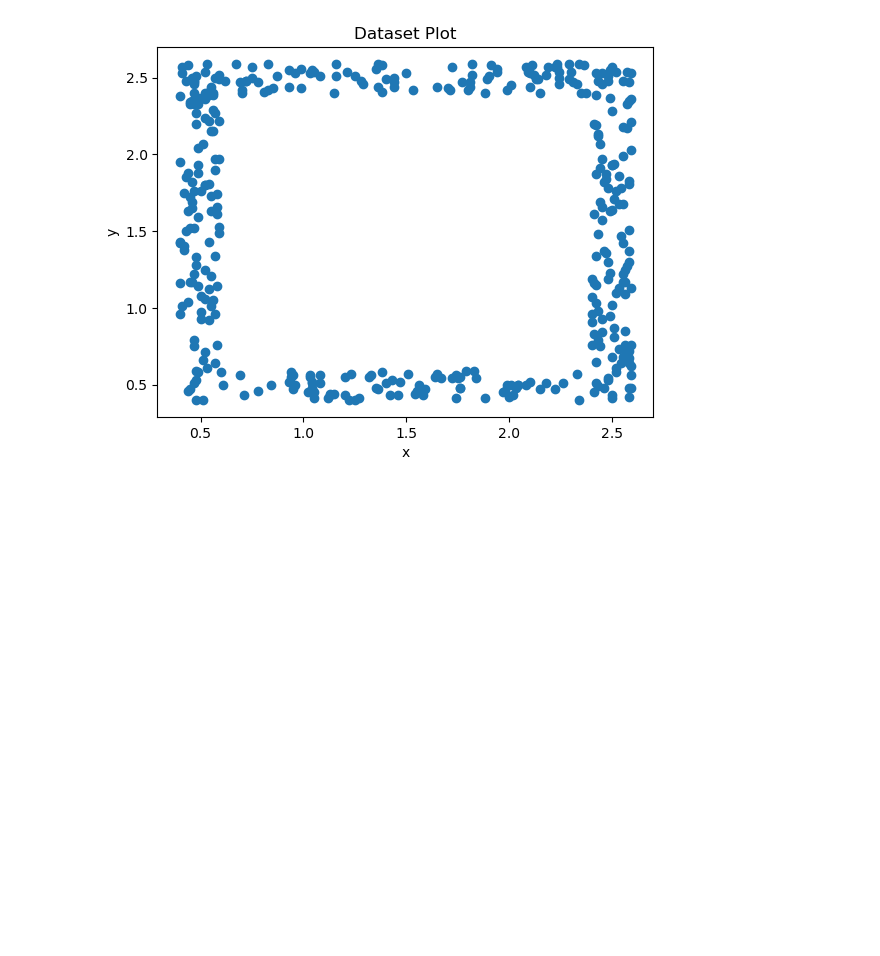
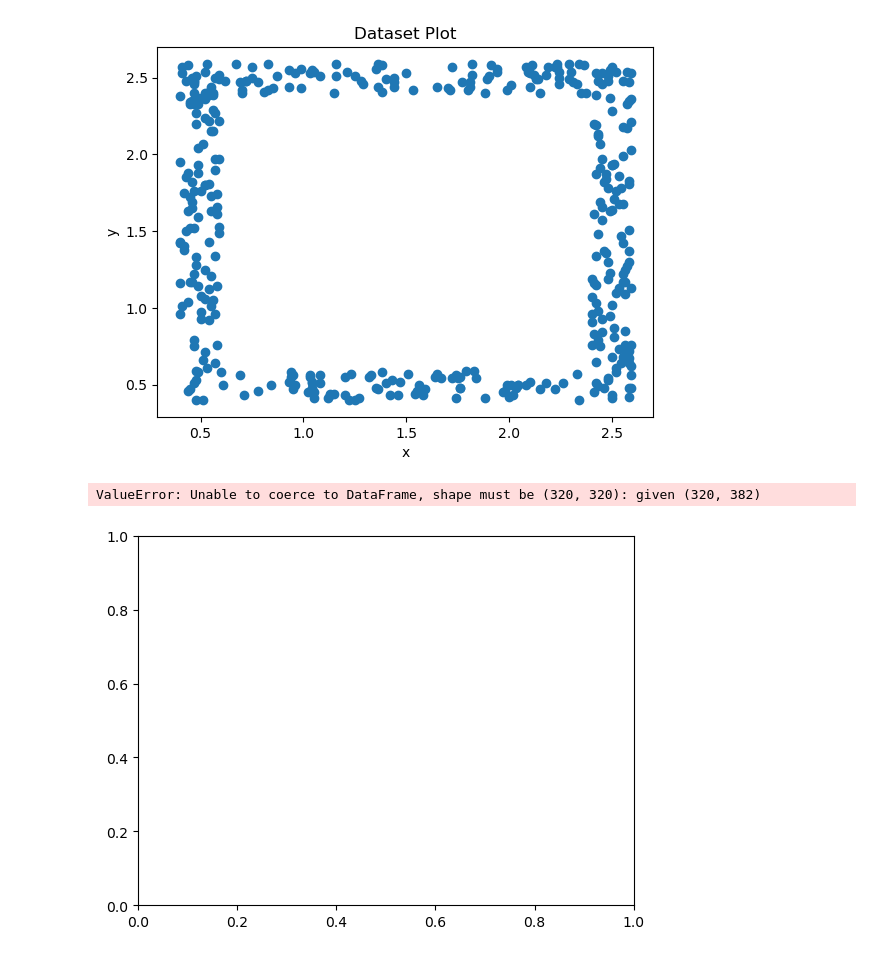
Before and after one commit to tsyasenpoor/KernelPCA, a Jupyter notebook: Kpca-on-square data.ipynb, the cells around one changed output. Saved outputs shown, nothing was run; the diff lists cells and outputs as text; code cells hidden in the pictures; blank space fills up the shorter version.

Commit message:
updated kpca on square data, still getting an error

```diff
--- a/Kpca-on-square data.ipynb
+++ b/Kpca-on-square data.ipynb
@@ -6,6 +6,8 @@ from pca import PCA
 import pandas as pd
 import numpy as np
 
+methods = ['kPCA','PCA','ParzenWindow','OCSVM']
+
 # Replace 'delimiter_here' with '\t' if your file is tab-delimited, or ' ' if it is space-delimited
 df = pd.read_csv('test sets/square.csv', delim_whitespace=True, header=None, names=['x', 'y'])
 
@@ -40,3 +42,54 @@ X = df[['x', 'y']]  # Features
 X_train, X_eval, _, _ = train_test_split(X, X, test_size=0.2, random_state=42)
 
 # X_train and X_eval are now your training and evaluation sets
+# %%
+num_search = 10 # Number of Parameters to search in the given interval
+models = []
+scores = []
+test_aucs = []
+
+fig, axs = plt.subplots(1,1)
+num_params = num_search
+sigmas = np.logspace(-2,2,num_params)
+maxq = 100
+qs = np.linspace(1,maxq,num_params,dtype = 'int')
+
+gridsearch = np.zeros((num_params*num_params,3)) #sigma, q, auc for each run
+mesh = np.zeros((num_params,num_params))
+
+#perform gridsearch
+run = 0
+i= 0
+for sigma in sigmas:
+    j = 0
+    for q in qs:
+        model = kPCA(q = q, sigma = sigma)
+        model.fit(X_train)
+        val_scores = model.decision_function(x_val)
+        auc = metrics.roc_auc_score(y_val,val_scores)
+        gridsearch[run,:]= np.asarray([sigma,q,auc])
+        mesh[j,i]=auc
+        run += 1
+        j += 1
+    i += 1
+
+best_idx = np.argmax(gridsearch[:,2])
+val_auc = np.max(gridsearch[:,2])
+best_sigma = gridsearch[best_idx,0]
+best_q = gridsearch[best_idx,1]
+
+param_heatmap(methods[0],fig,axs,sigmas,qs,mesh,"sigma",'q',best_sigma,best_q,log=True)
+
+model = kPCA(q = int(best_q), sigma = best_sigma)
+model.fit(X_train) #still using model data
+test_scores = model.decision_function(X_test)
+scores.append(test_scores)
+test_auc = metrics.roc_auc_score(y_test,test_scores)
+test_aucs.append(test_auc)
+print('dataset:Square method:{',methods[0],'} best params:',  '{q:',best_q,'sigma:',round(best_sigma,4),'} val auc:', round(val_auc,4),'  test auc:',round(test_auc,4))
+models.append(model)
+
+decision_boundary_plot(X_train, X_test, y_test, [model],methods[0])
+# %% [output]
+ValueError: Unable to coerce to DataFrame, shape must be (320, 320): given (320, 382)
+[figure, added]
```
